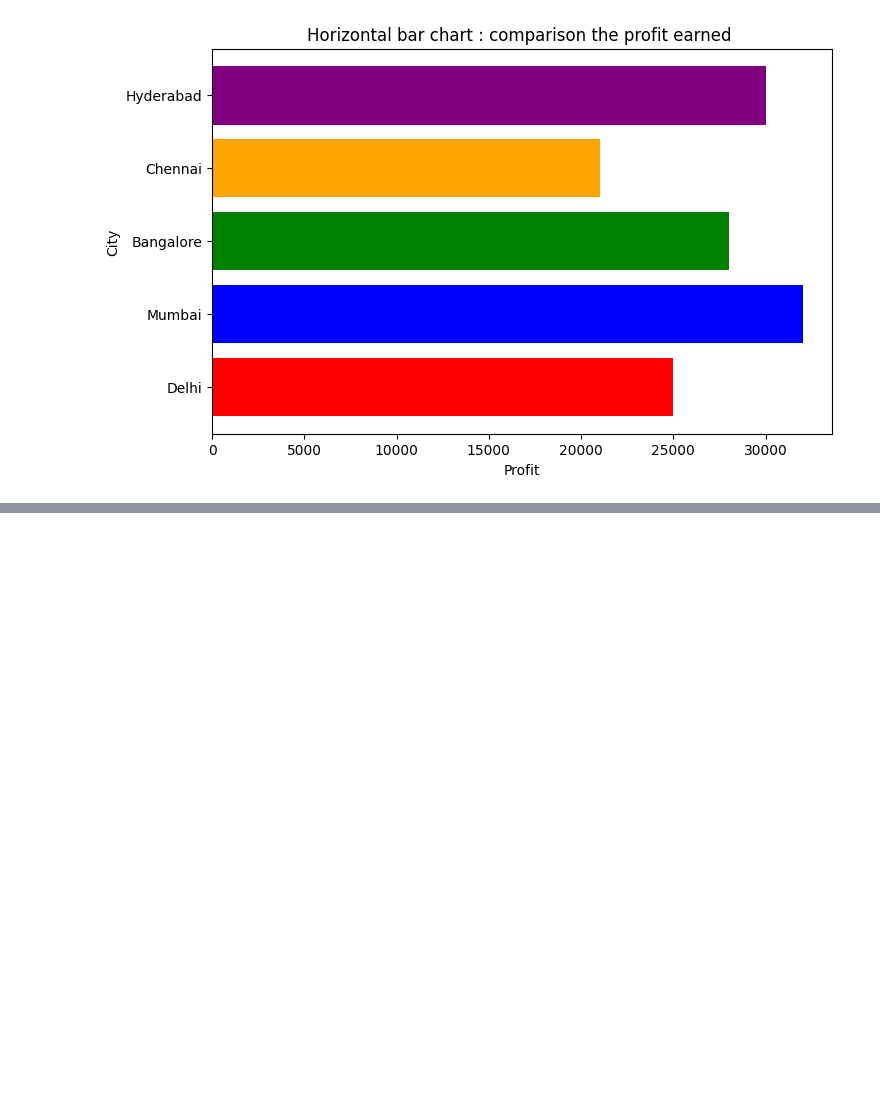
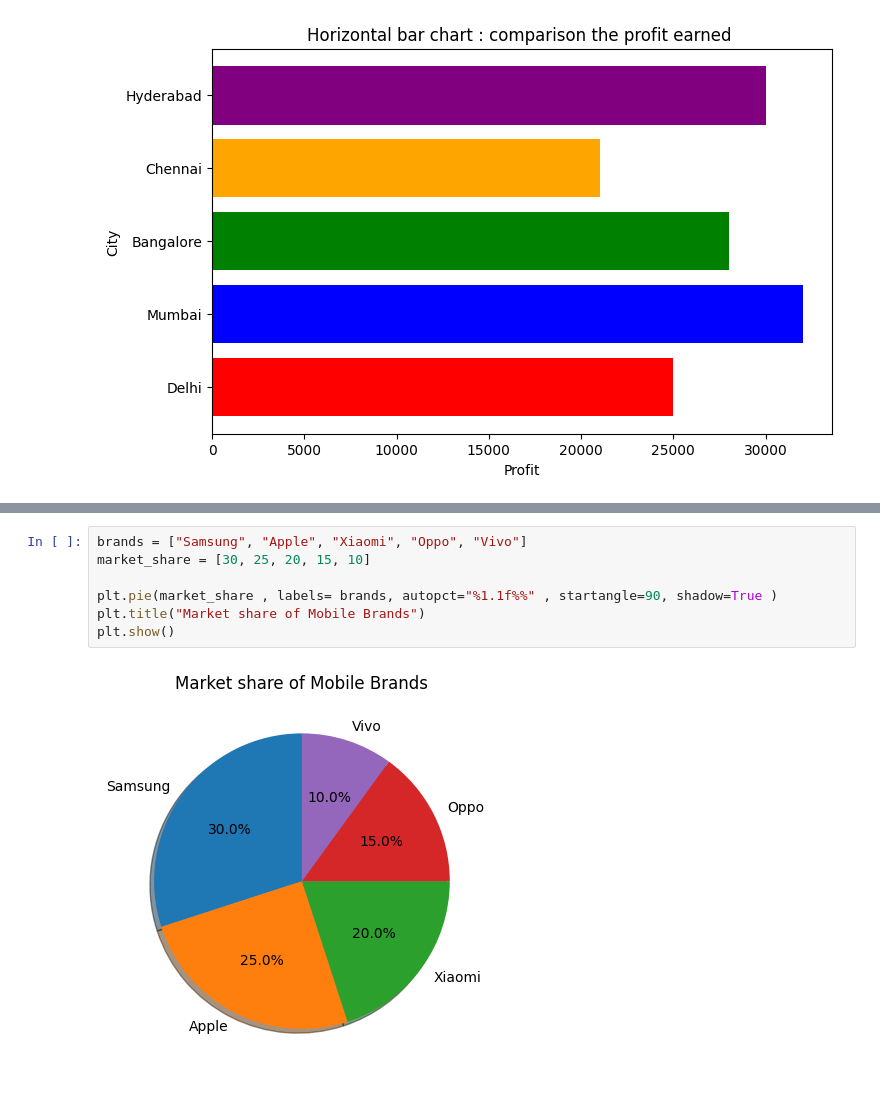
Before and after one commit to umang0015/Ai-DataScience, a Jupyter notebook: Laptop_price16July.ipynb, the cells around one changed output, grey strips where cells are left out. Cells and saved outputs as stored; diff of their text form; blank space fills up the shorter version.

```diff
--- a/Laptop_price16July.ipynb
+++ b/Laptop_price16July.ipynb
@@ -450,0 +473,9 @@ plt.show()
+# %%
+brands = ["Samsung", "Apple", "Xiaomi", "Oppo", "Vivo"]
+market_share = [30, 25, 20, 15, 10]
+
+plt.pie(market_share , labels= brands, autopct="%1.1f%%" , startangle=90, shadow=True )
+plt.title("Market share of Mobile Brands")
+plt.show()
+# %% [output]
+[figure, added]
```
Also changed, not shown: parts of 6 cells of this notebook.
